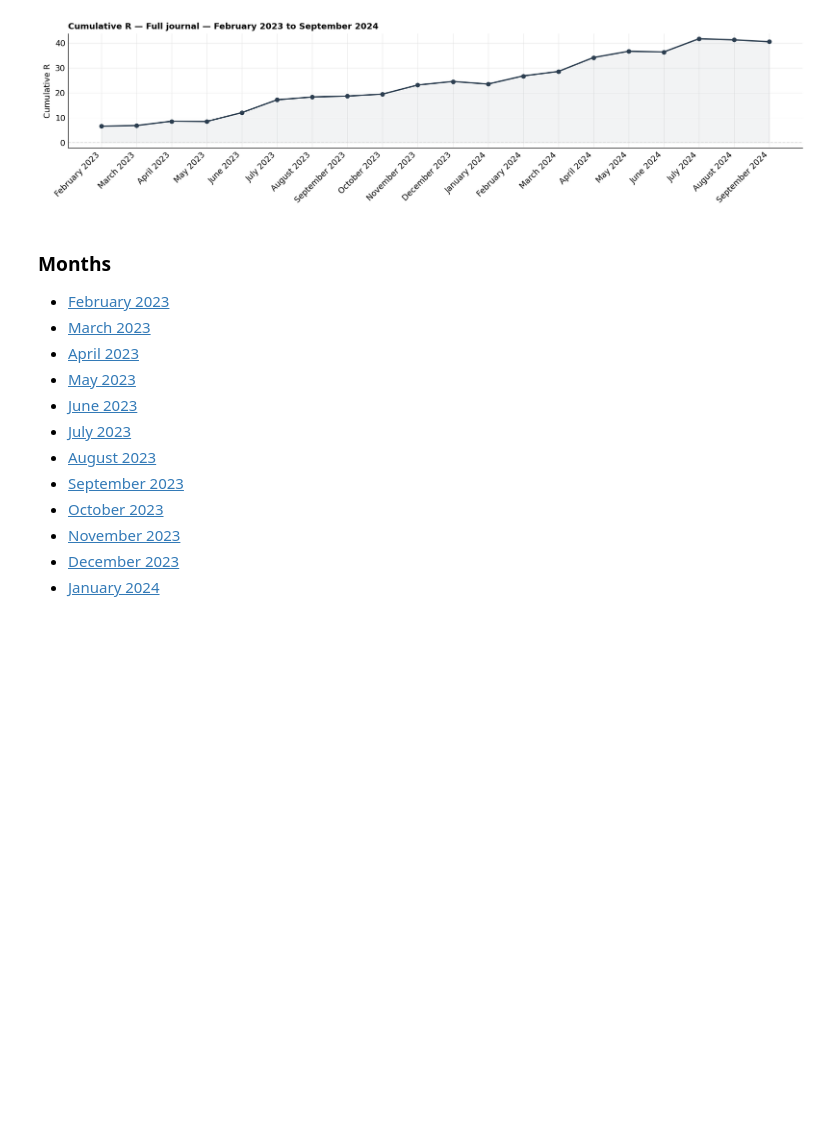
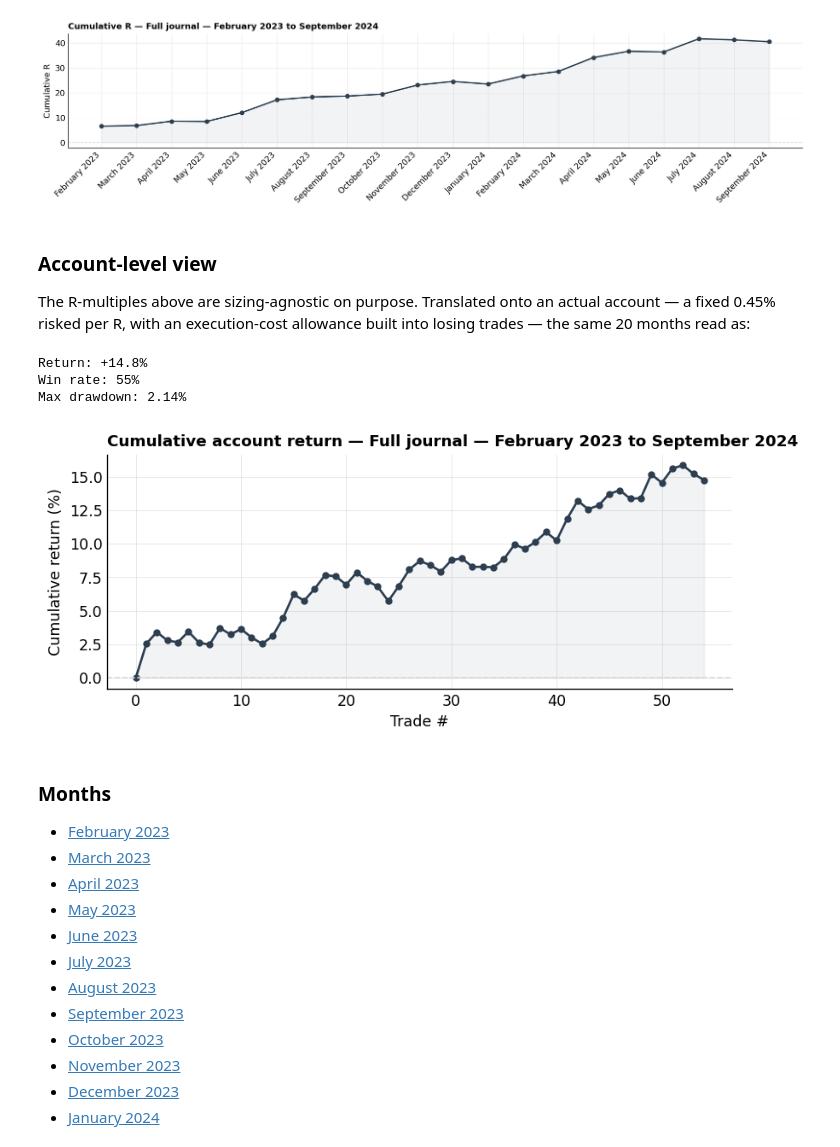
Before and after one commit to Sami-Andaloussi/Trading-track-record, a Jupyter notebook: track_record/global_track_record.ipynb, the cells around one changed output. Drawn from its saved outputs; the diff is of its cells as text; code cells hidden in the pictures; blank space fills up the shorter version.

```diff
--- a/track_record/global_track_record.ipynb
+++ b/track_record/global_track_record.ipynb
@@ -74,6 +74,78 @@ journal.plot_monthly_bars(list(df.index), list(df["R"]), "R by month — Full jo
 journal.plot_monthly_equity(list(df.index), list(df["R"]), "Cumulative R — Full journal — February 2023 to September 2024")
 # %% [output]
 [figure]
+# %% [markdown]
+### Account-level view
+
+The R-multiples above are sizing-agnostic on purpose. Translated onto an actual account — a fixed 0.45% risked per R, with an execution-cost allowance built into losing trades — the same 20 months read as:
+# %%
+trade_r = [5.65,
+ 1.93,
+ -1.0,
+ -0.21,
+ 1.77,
+ -1.3,
+ -0.25,
+ 2.75,
+ -0.75,
+ 0.9,
+ -1.0,
+ -0.75,
+ 1.25,
+ 3.05,
+ 3.9,
+ -0.75,
+ 1.98,
+ 2.28,
+ -0.15,
+ -1.0,
+ 2.05,
+ -1.0,
+ -0.7,
+ -1.7,
+ 2.5,
+ 2.75,
+ 1.4,
+ -0.5,
+ -0.75,
+ 1.9,
+ 0.28,
+ -1.0,
+ 0.0,
+ -0.05,
+ 1.37,
+ 2.4,
+ -0.5,
+ 1.15,
+ 1.62,
+ -1.0,
+ 3.6,
+ 3.0,
+ -1.0,
+ 0.63,
+ 1.89,
+ 0.62,
+ -1.0,
+ 0.09,
+ 3.95,
+ -1.0,
+ 2.35,
+ 0.56,
+ -1.0,
+ -0.75]
+
+stats = journal.account_stats(trade_r)
+print(f"Return: {stats['return_pct']:+.1f}%")
+print(f"Win rate: {stats['win_rate_pct']:.0f}%")
+print(f"Max drawdown: {stats['max_drawdown_pct']:.2f}%")
+# %% [output]
+Return: +14.8%
+Win rate: 55%
+Max drawdown: 2.14%
+# %%
+journal.plot_account_equity(stats["curve"], "Cumulative account return — Full journal — February 2023 to September 2024")
+# %% [output]
+[figure, added]
 # %% [markdown]
 ### Months
 
```
Also changed, not shown: 3 other files.
